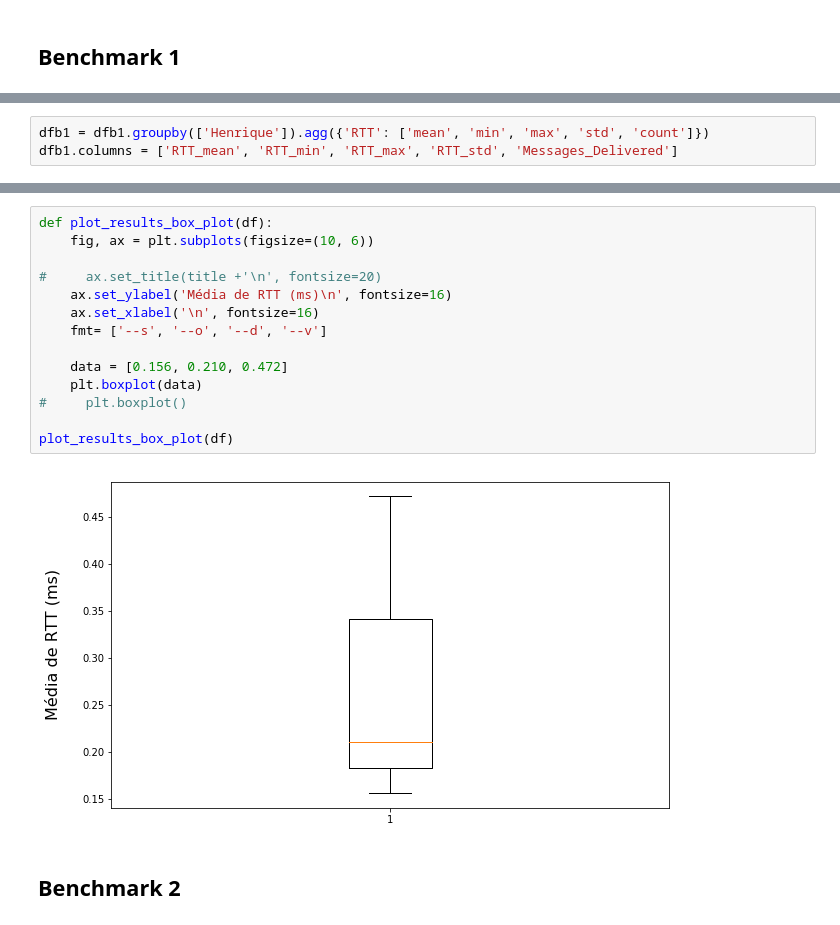
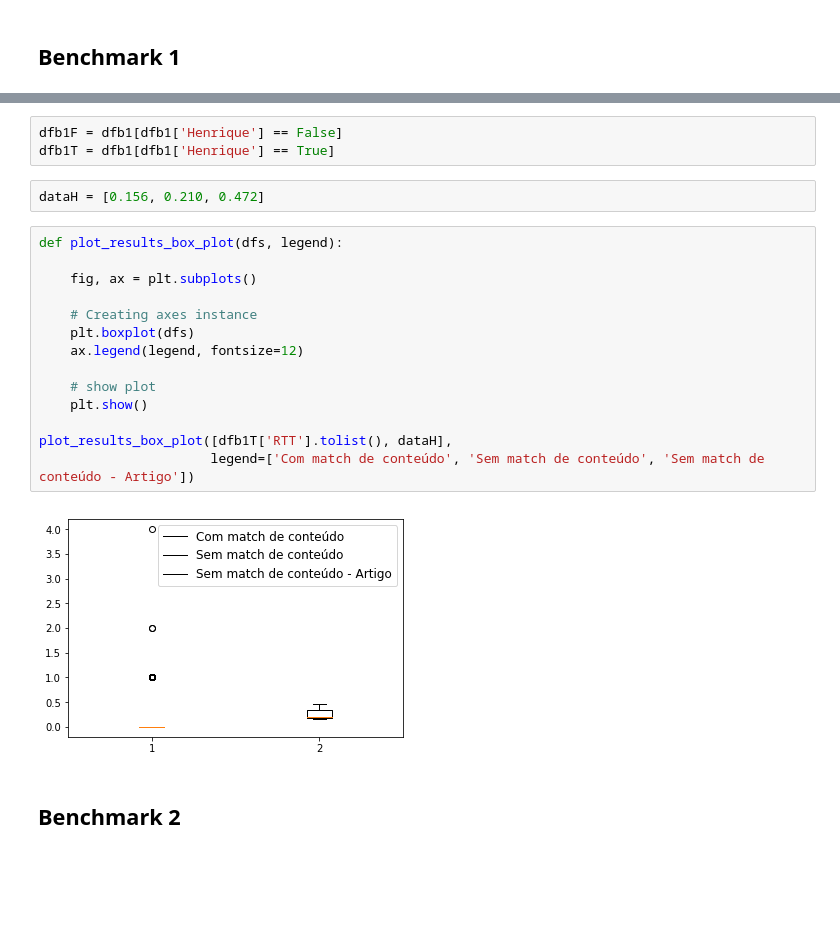
Before and after one commit to rafalencar1997/JadeContainer, a Jupyter notebook: analysis/Benchmark_Base.ipynb, the cells around one changed output, grey strips where cells are left out. Cells and saved outputs as stored; diff of their text form; blank space fills up the shorter version.

```diff
--- a/analysis/Benchmark_Base.ipynb
+++ b/analysis/Benchmark_Base.ipynb
@@ -134,5 +25,2 @@ from setup import *
 folder_path = '../credentials/results/Benchmark1/'
 dfb1 = load_data(folder_path)
-# %%
-dfb1 = dfb1.groupby(['Henrique']).agg({'RTT': ['mean', 'min', 'max', 'std', 'count']})
-dfb1.columns = ['RTT_mean', 'RTT_min', 'RTT_max', 'RTT_std', 'Messages_Delivered']
@@ -146,18 +27,23 @@ dfb1
-# %%
-def plot_results_box_plot(df):
-    fig, ax = plt.subplots(figsize=(10, 6))
-
-#     ax.set_title(title +'\n', fontsize=20)
-    ax.set_ylabel('Média de RTT (ms)\n', fontsize=16)
-    ax.set_xlabel('\n', fontsize=16)
-    fmt= ['--s', '--o', '--d', '--v']
-
-    data = [0.156, 0.210, 0.472]
-    plt.boxplot(data)
-#     plt.boxplot()
-
-plot_results_box_plot(df)
-# %% [output]
-[figure, removed]
+# %%
+dfb1F = dfb1[dfb1['Henrique'] == False]
+dfb1T = dfb1[dfb1['Henrique'] == True]
+# %%
+dataH = [0.156, 0.210, 0.472]
+# %%
+def plot_results_box_plot(dfs, legend):
+
+    fig, ax = plt.subplots()
+
+    # Creating axes instance
+    plt.boxplot(dfs)
+    ax.legend(legend, fontsize=12)
+
+    # show plot
+    plt.show()
+
+plot_results_box_plot([dfb1T['RTT'].tolist(), dataH],
+                      legend=['Com match de conteúdo', 'Sem match de conteúdo', 'Sem match de conteúdo - Artigo'])
+# %% [output]
+[figure, added]
 # %% [markdown]
 ## Benchmark 2
```
Also changed, not shown: parts of 48 cells of this notebook, 10 other files.
